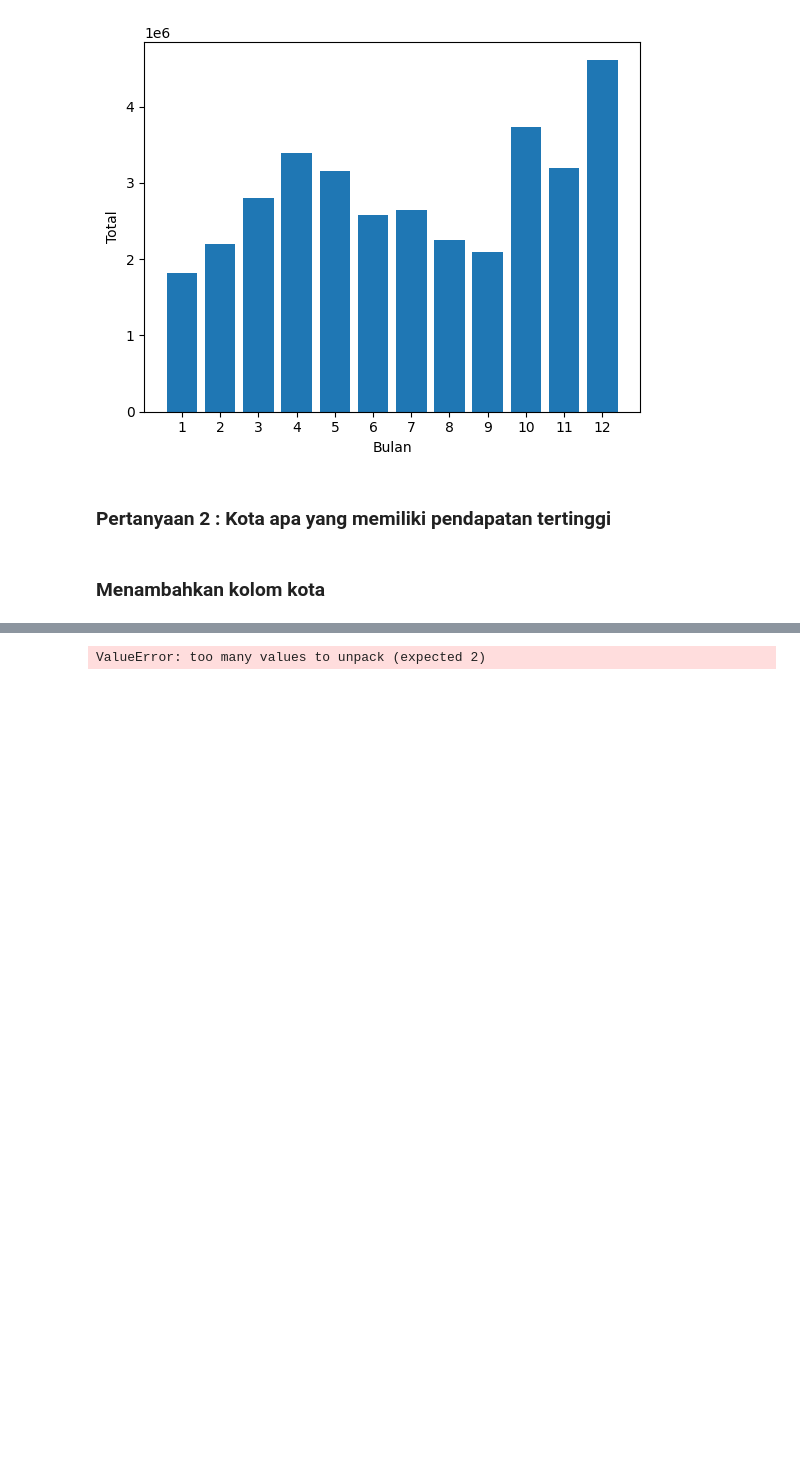
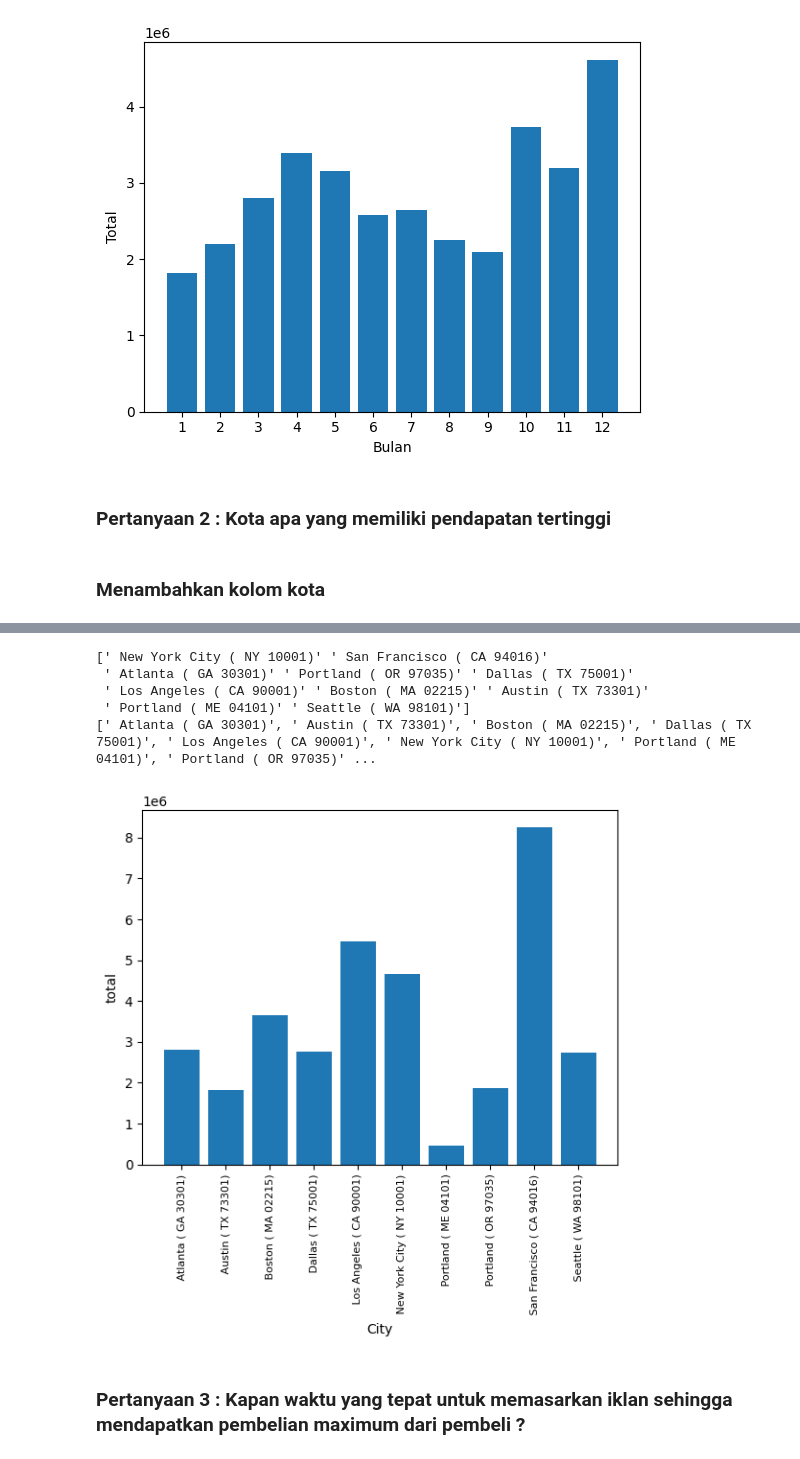
Before and after one commit to andreantama/laern-pandas-sales-analysis, a Jupyter notebook: 1.CleaningDatas/Sales Anaytics.ipynb, the cells around one changed output, grey strips where cells are left out. Cells and saved outputs as stored; diff of their text form; code cells hidden in the pictures; blank space fills up the shorter version.

```diff
--- a/1.CleaningDatas/Sales Anaytics.ipynb
+++ b/1.CleaningDatas/Sales Anaytics.ipynb
@@ -151,10 +166,21 @@ results
 # %%
 # cities = all_data["City"].unique()
-cities = [city for city, df in all_data.groupby("City").sum()]
+# cities = [city for city, df in all_data.groupby("City").sum()]
+cities = all_data["City"].unique()
+print(cities)
+cities = [city for city, df in all_data.groupby("City")]
+print(cities)
 plt.bar(cities, results["total"]);
 plt.xticks(cities, rotation="vertical", size=8)
 plt.ylabel("total")
 plt.xlabel("City")
 plt.show()
 # %% [output]
-ValueError: too many values to unpack (expected 2)
+[' New York City ( NY 10001)' ' San Francisco ( CA 94016)'
+ ' Atlanta ( GA 30301)' ' Portland ( OR 97035)' ' Dallas ( TX 75001)'
+ ' Los Angeles ( CA 90001)' ' Boston ( MA 02215)' ' Austin ( TX 73301)'
+ ' Portland ( ME 04101)' ' Seattle ( WA 98101)']
+[' Atlanta ( GA 30301)', ' Austin ( TX 73301)', ' Boston ( MA 02215)', ' Dallas ( TX 75001)', ' Los Angeles ( CA 90001)', ' New York City ( NY 10001)', ' Portland ( ME 04101)', ' Portland ( OR 97035)' ...
+[figure, added]
+# %% [markdown]
+### Pertanyaan 3 : Kapan waktu yang tepat untuk memasarkan iklan sehingga mendapatkan pembelian maximum dari pembeli ?
```
Also changed, not shown: parts of 16 cells of this notebook, 1 other file.
